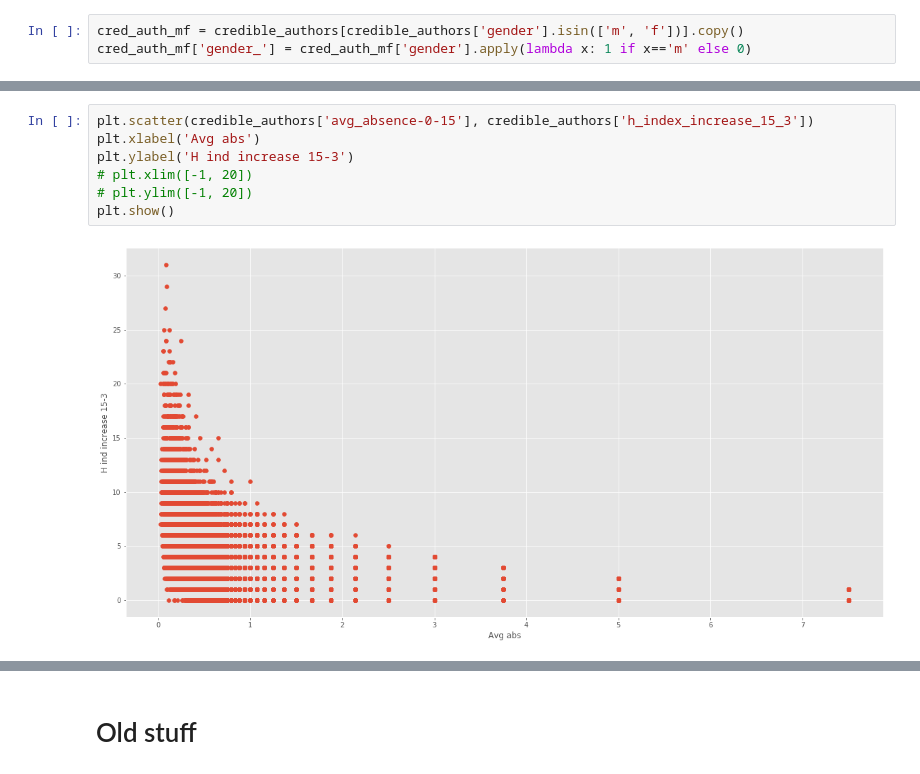
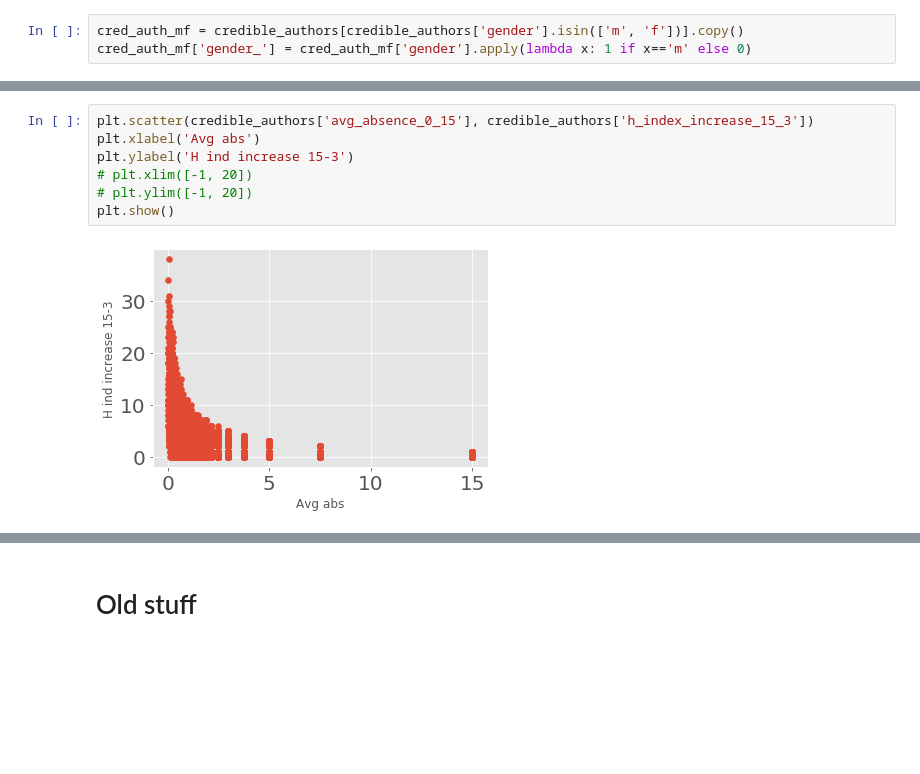
Before and after one commit to gesiscss/inequality, a Jupyter notebook: 1.Descriptive.ipynb, the cells around one changed output, grey strips where cells are left out. Drawn from its saved outputs; the diff is of its cells as text; blank space fills up the shorter version.

Commit message:
New plots for data exploration"

```diff
--- a/1.Descriptive.ipynb
+++ b/1.Descriptive.ipynb
@@ -115,9 +121,9 @@ cred_auth_mf[['gender_', 'h_index_increase_15_3']].corr(method='spearman')
 # %%
-plt.scatter(credible_authors['avg_absence-0-15'], credible_authors['h_index_increase_15_3'])
+plt.scatter(credible_authors['avg_absence_0_15'], credible_authors['h_index_increase_15_3'])
 plt.xlabel('Avg abs')
 plt.ylabel('H ind increase 15-3')
 # plt.xlim([-1, 20])
 # plt.ylim([-1, 20])
 plt.show()
 # %% [output]
-[figure, old version]
+[figure, new version]
```
Also changed, not shown: parts of 43 cells of this notebook, 6 other files.
